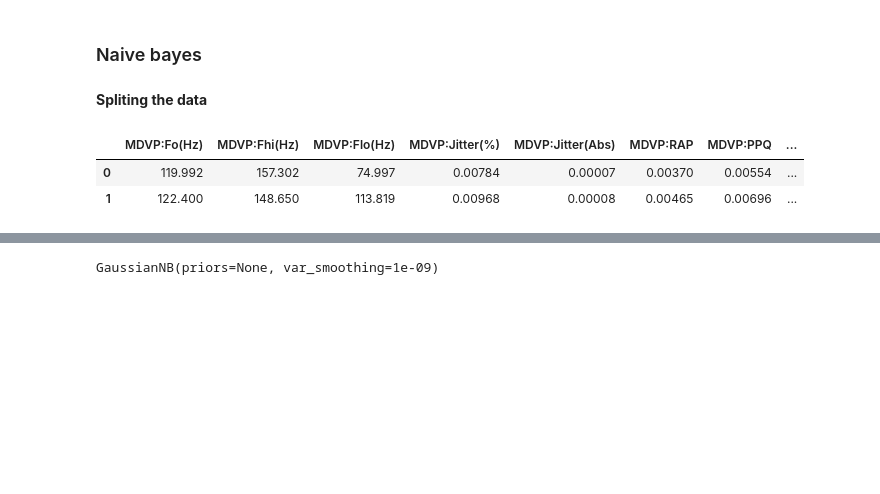
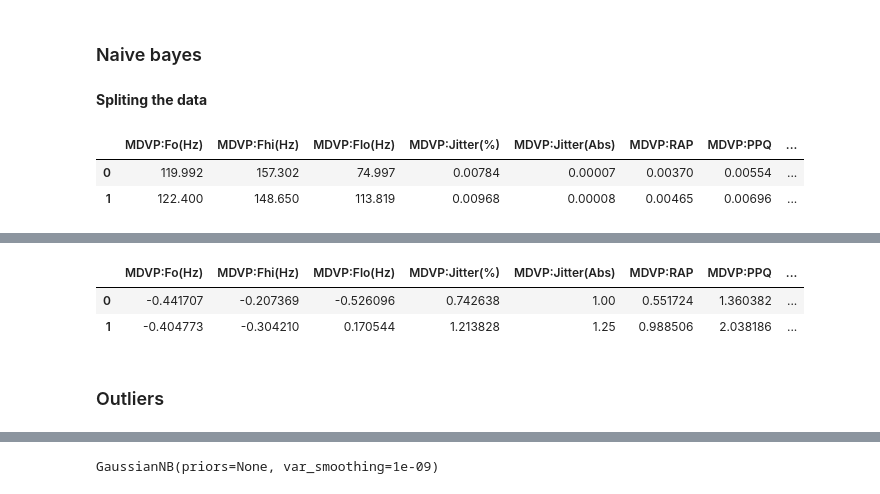
Before and after one commit to angelsmreyes/Deteccion-de-Parkinson-proyecto, a Jupyter notebook: Parkinson desease .ipynb, the cells around one changed output, grey strips where cells are left out. Drawn from its saved outputs; the diff is of its cells as text; code cells hidden in the pictures; blank space fills up the shorter version.

```diff
--- a/Parkinson desease .ipynb
+++ b/Parkinson desease .ipynb
@@ -99,3 +99,5 @@ parkinson_vocal.status.hist()
 [figure]
 # %% [markdown]
 Parece que hay problemas de colinealidad con algunas variables. Ya que tiene muy pocos atributos vamos a aplicar naive bayes para ignorar la clara colinealidad entre las variables.
+# %%
+X = parkinson_vocal[[col for col in parkinson_vocal.columns if col != 'status']]
@@ -126,2 +163,2 @@ from sklearn.preprocessing import RobustScaler
 # %%
-X = RobustScaler().fit_transform(X)
+X_r = RobustScaler().fit_transform(X)
@@ -127,0 +181,10 @@ X = RobustScaler().fit_transform(X)
+# %%
+df_scaler = pd.DataFrame(X_r, columns=X.columns)
+# %%
+df_scaler.head(2)
+# %% [output]
+|  | MDVP:Fo(Hz) | MDVP:Fhi(Hz) | MDVP:Flo(Hz) | MDVP:Jitter(%) | MDVP:Jitter(Abs) | MDVP:RAP | MDVP:PPQ | ... |
+| 0 | -0.441707 | -0.207369 | -0.526096 | 0.742638 | 1.00 | 0.551724 | 1.360382 | ... |
+| 1 | -0.404773 | -0.304210 | 0.170544 | 1.213828 | 1.25 | 0.988506 | 2.038186 | ... |
+# %% [markdown]
+### Outliers
```
Also changed, not shown: parts of 41 cells of this notebook.
